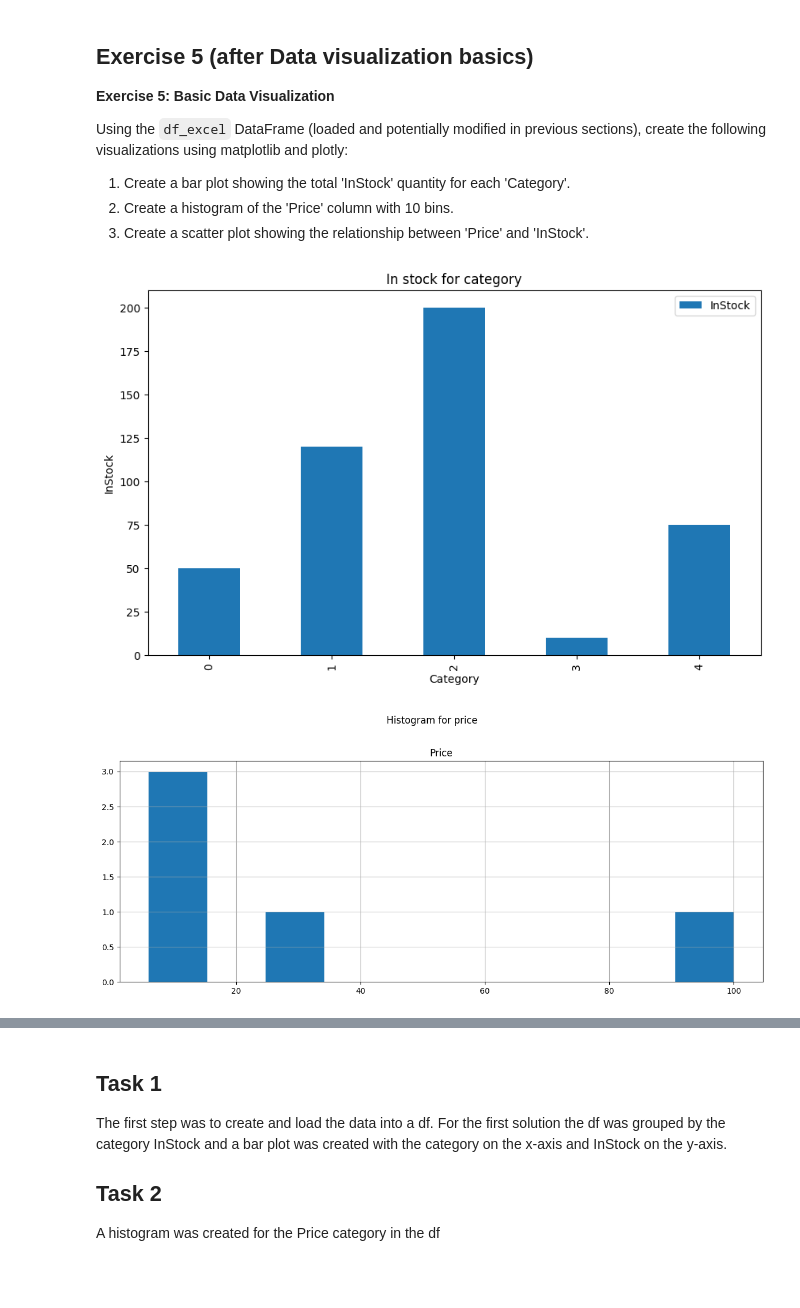
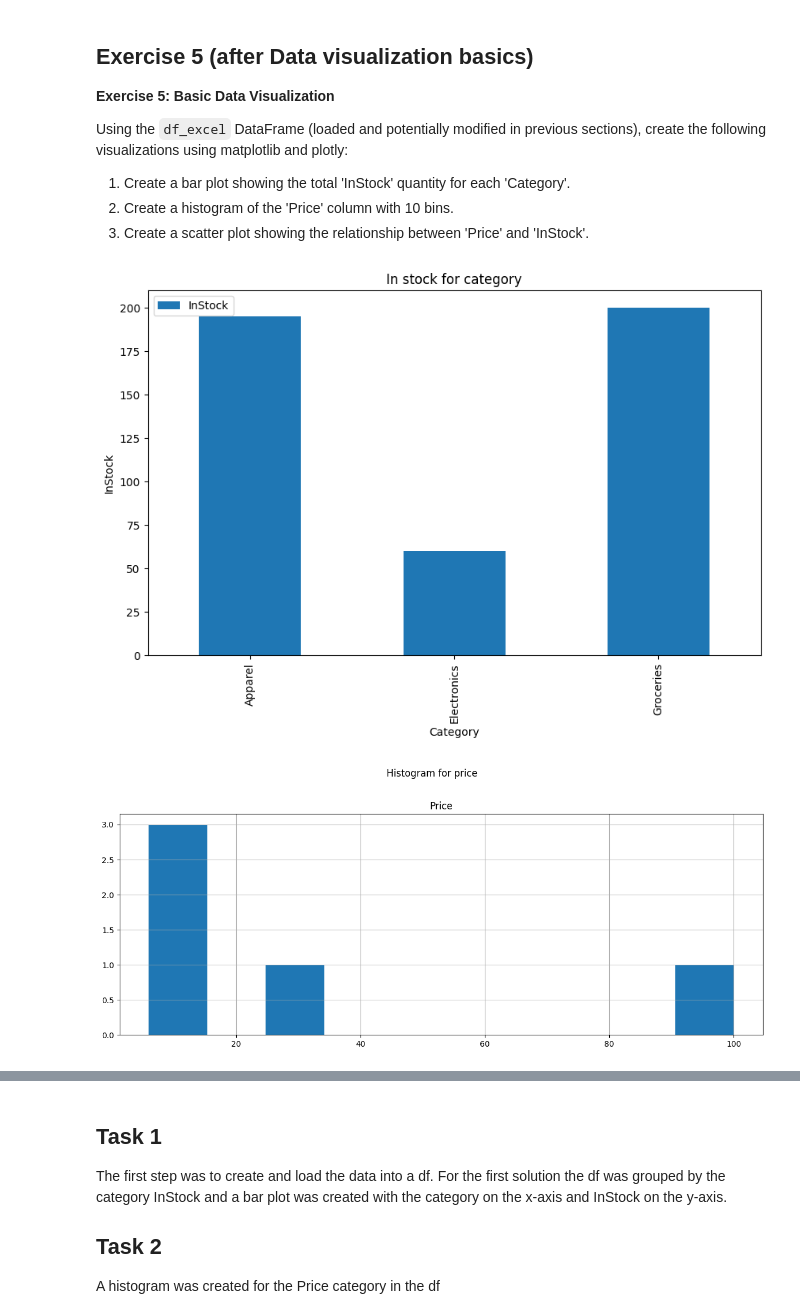
Before and after one commit to c22emigr/pythonfordatascience, a Jupyter notebook: Python_for_ds_Assignment.ipynb, the cells around one changed output, grey strips where cells are left out. Cells and saved outputs as stored; diff of their text form; code cells hidden in the pictures; blank space fills up the shorter version.

```diff
--- a/Python_for_ds_Assignment.ipynb
+++ b/Python_for_ds_Assignment.ipynb
@@ -2128,31 +2127,31 @@ Using the `df_excel` DataFrame (loaded and potentially modified in previous sect
 # %%
 # Load data
 excel_data = {'ProductID': ['A101', 'B205', 'C303', 'D401', 'E509'],
               'Price': [10.50, 25.75, 5.99, 100.00, 15.20],
               'InStock': [50, 120, 200, 10, 75],
               'Category': ['Electronics', 'Apparel', 'Groceries', 'Electronics', 'Apparel']}
 df_excel = pd.DataFrame(excel_data)
 df_excel.to_excel('another_sample_data.xlsx', index=False)
 
 # Solution 1
-df_excel.groupby()[['InStock']].plot(kind='bar', title='In stock for category')
+df_excel.groupby('Category')[['InStock']].sum().plot(kind='bar', title='In stock for category')
 plt.xlabel('Category')
 plt.ylabel('InStock')
 plt.show()
 
 # Solution 2
 df_excel[['Price']].hist(bins=10, figsize=(12, 5))
 plt.suptitle('Histogram for price', y=1.02)
 plt.tight_layout()
 plt.show()
 
 # Solution 3
 df_excel.plot(kind='scatter', x='Price', y='InStock', title='Price vs InStock')
 plt.xlabel('Price')
 plt.ylabel('InStock')
 plt.show()
 # %% [output]
-[figure, old version]
+[figure, new version]
 [figure]
 [figure]
 # %% [markdown]
```
Also changed, not shown: parts of 5 cells of this notebook, 1 other file.
